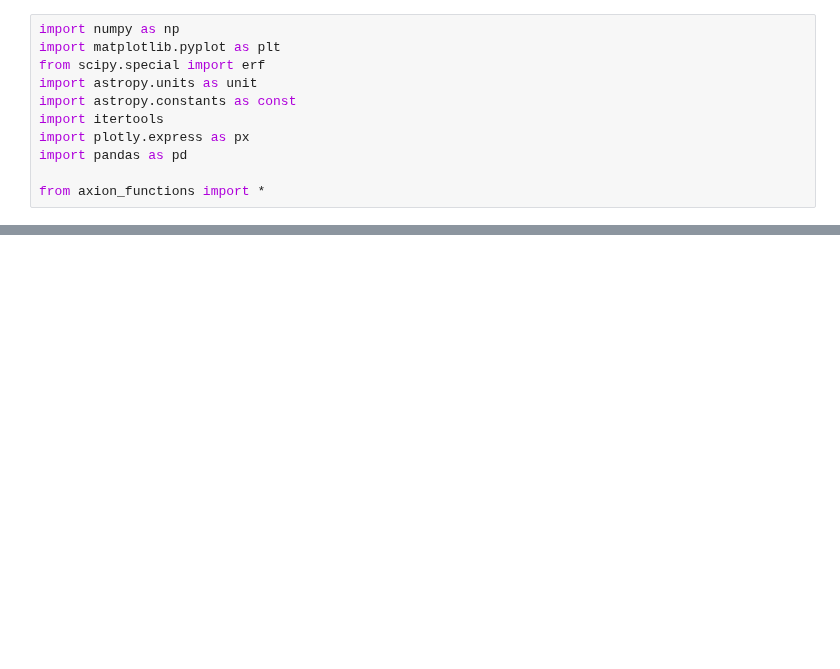
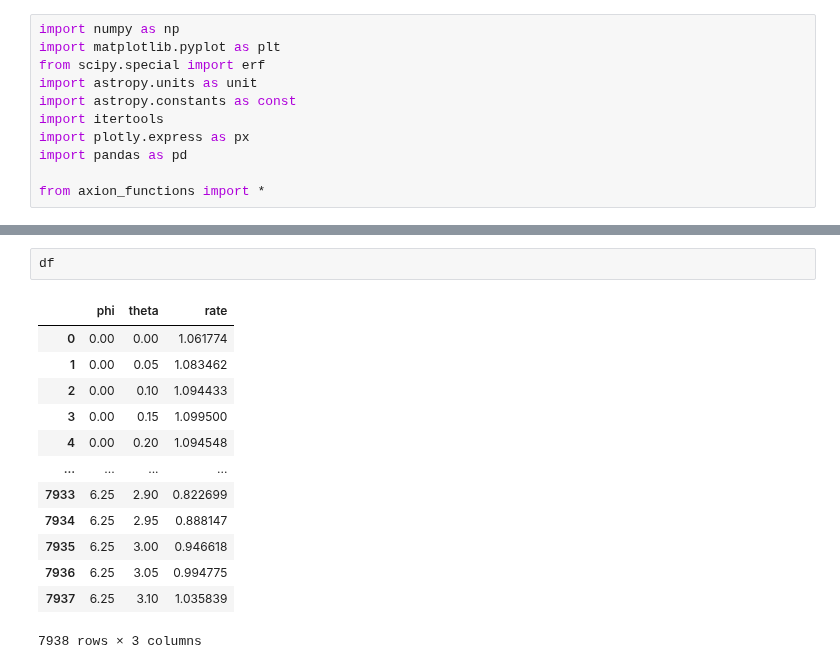
Before and after one commit to Taaseen-Islam-u7121940/Axion-Flux, a Jupyter notebook: Code/solar_flux_clean.ipynb, the cells around one changed output, grey strips where cells are left out. Drawn from its saved outputs; the diff is of its cells as text; blank space fills up the shorter version.

```diff
--- a/Code/solar_flux_clean.ipynb
+++ b/Code/solar_flux_clean.ipynb
@@ -109,0 +139,16 @@ fig.show()
+# %%
+df
+# %% [output]
+|  | phi | theta | rate |
+| 0 | 0.00 | 0.00 | 1.061774 |
+| 1 | 0.00 | 0.05 | 1.083462 |
+| 2 | 0.00 | 0.10 | 1.094433 |
+| 3 | 0.00 | 0.15 | 1.099500 |
+| 4 | 0.00 | 0.20 | 1.094548 |
+| ... | ... | ... | ... |
+| 7933 | 6.25 | 2.90 | 0.822699 |
+| 7934 | 6.25 | 2.95 | 0.888147 |
+| 7935 | 6.25 | 3.00 | 0.946618 |
+| 7936 | 6.25 | 3.05 | 0.994775 |
+| 7937 | 6.25 | 3.10 | 1.035839 |
+7938 rows × 3 columns
```
Also changed, not shown: parts of 8 cells of this notebook, 1 other file.
